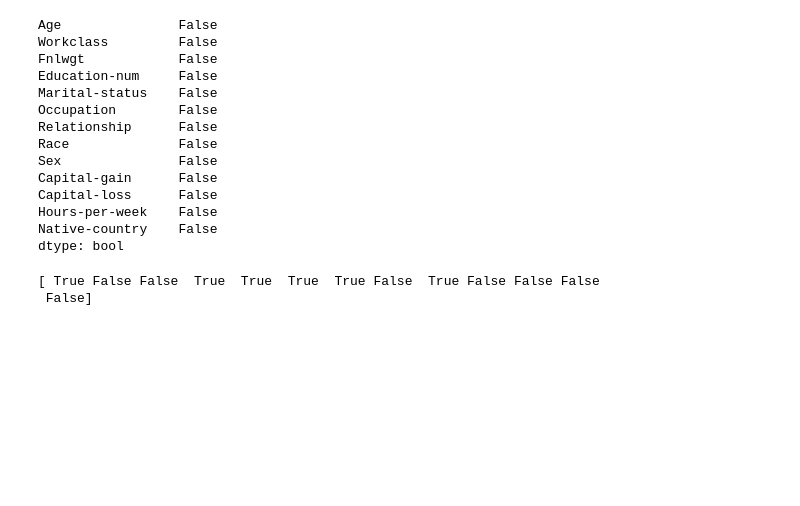
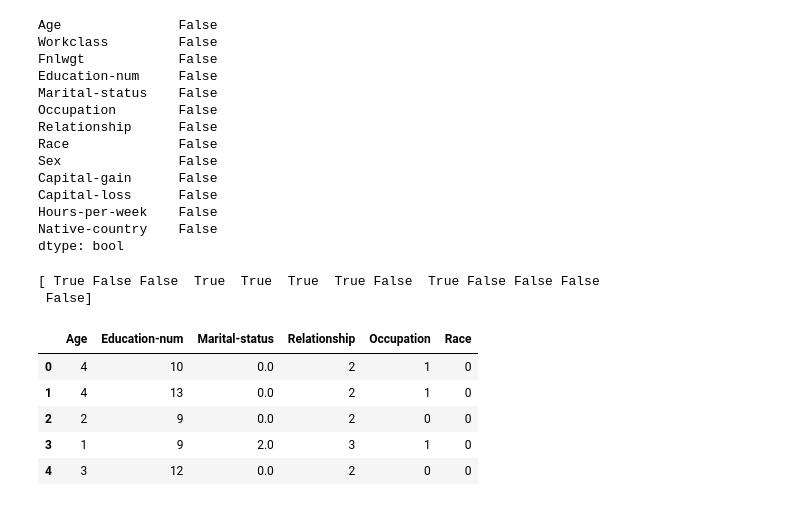
Before and after one commit to MattSchaefer24/machine-learning, a Jupyter notebook: Hyperparameter_tuning_LR copy.ipynb, the cells around one changed output. Cells and saved outputs as stored; diff of their text form; code cells hidden in the pictures; blank space fills up the shorter version.

```diff
--- a/Hyperparameter_tuning_LR copy.ipynb
+++ b/Hyperparameter_tuning_LR copy.ipynb
@@ -511,4 +511,13 @@ print(rfe.support_)
 # %%
 #Feature selection selected columns 0, 3, 4, 5, 6, 8
 #These corresponds to Age, Education-num, Marital-status, Occupation, Race
-columns = ["Age", "Education-num"]
+columns = ["Age", "Education-num", "Marital-status", "Relationship", "Occupation", "Race"]
+X =X[columns]
+X.head()
+# %% [output]
+|  | Age | Education-num | Marital-status | Relationship | Occupation | Race |
+| 0 | 4 | 10 | 0.0 | 2 | 1 | 0 |
+| 1 | 4 | 13 | 0.0 | 2 | 1 | 0 |
+| 2 | 2 | 9 | 0.0 | 2 | 0 | 0 |
+| 3 | 1 | 9 | 2.0 | 3 | 1 | 0 |
+| 4 | 3 | 12 | 0.0 | 2 | 0 | 0 |
```
Also changed, not shown: parts of 13 cells of this notebook.
